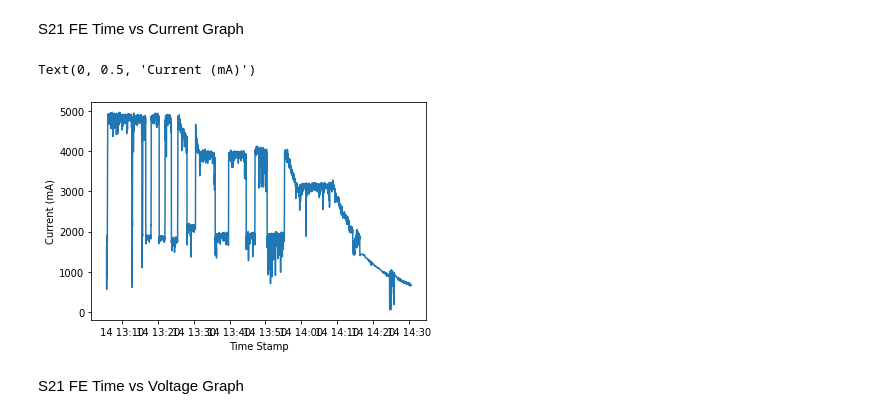
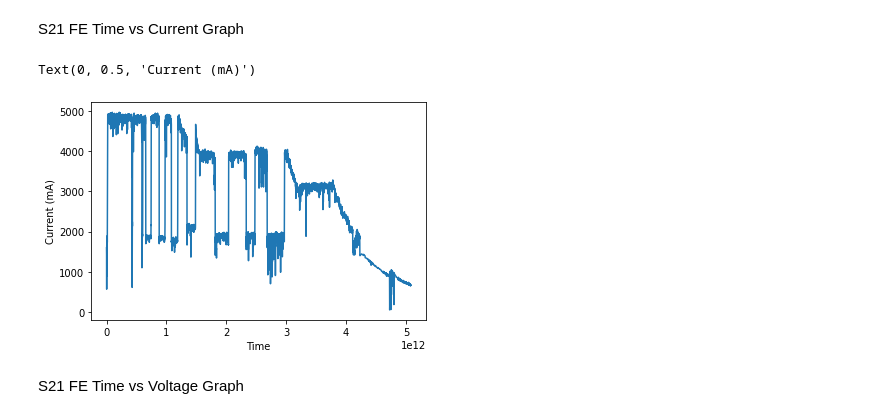
Before and after one commit to hrishi463/Phone-Battery, a Jupyter notebook: new_main.ipynb, the cells around one changed output. Drawn from its saved outputs; the diff is of its cells as text; code cells hidden in the pictures.

```diff
--- a/new_main.ipynb
+++ b/new_main.ipynb
@@ -68,14 +77,14 @@ pixel4a.loc[pixel4a["battery_percent"] == 100].shape
 # %% [markdown]
 S21 FE Time vs Current Graph
 # %%
-x = s21fe["timestamp"]
+x = s21fe["time_elasped"]
 y = s21fe["current(mA)"]
 plt.plot(x, y)
-plt.xlabel("Time Stamp")
+plt.xlabel("Time")
 plt.ylabel("Current (mA)")
 # %% [output]
 Text(0, 0.5, 'Current (mA)')
-[figure, old version]
+[figure, new version]
 # %% [markdown]
 S21 FE Time vs Voltage Graph
 # %%
```
Also changed, not shown: parts of 9 cells of this notebook.
